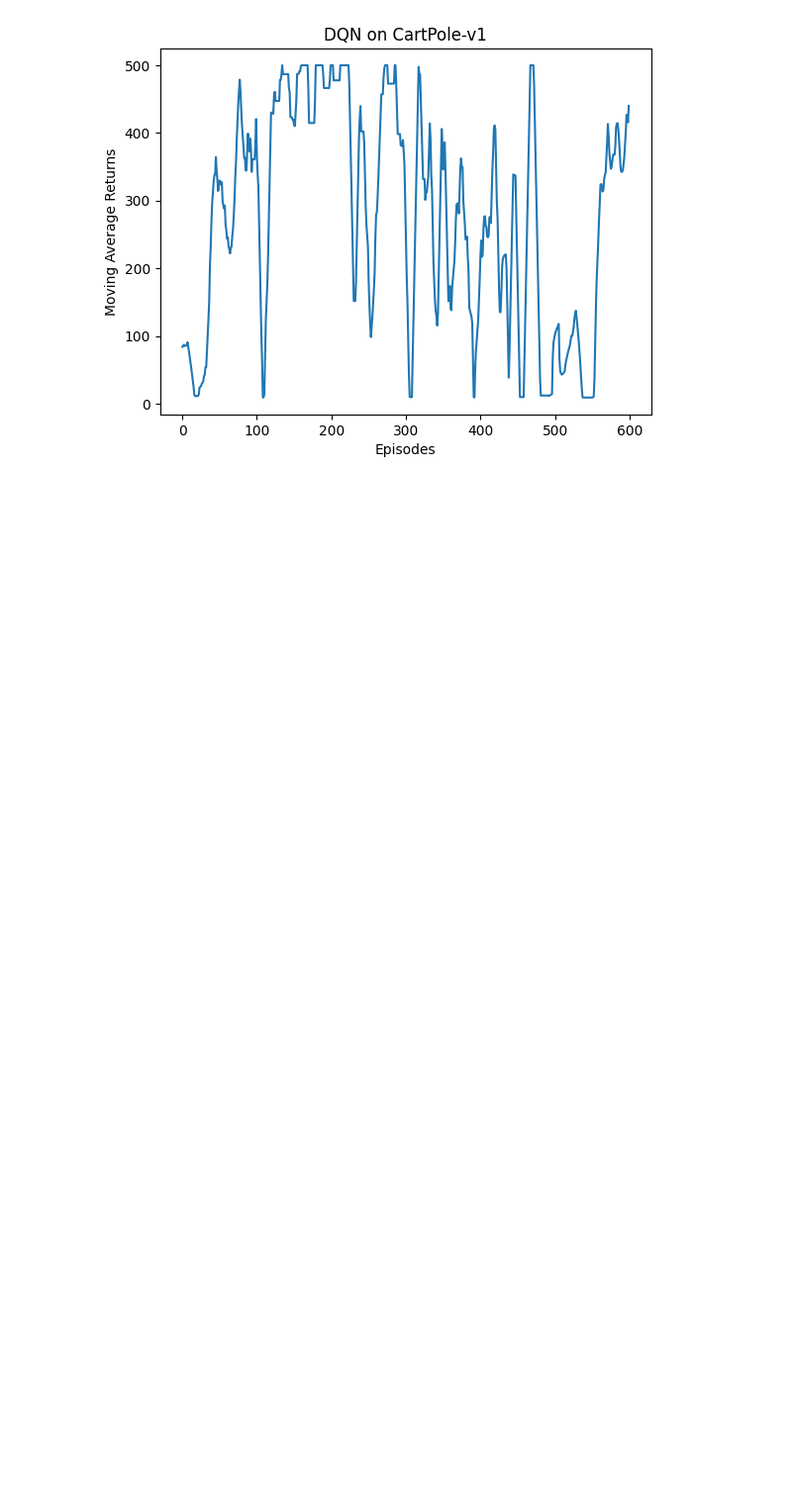
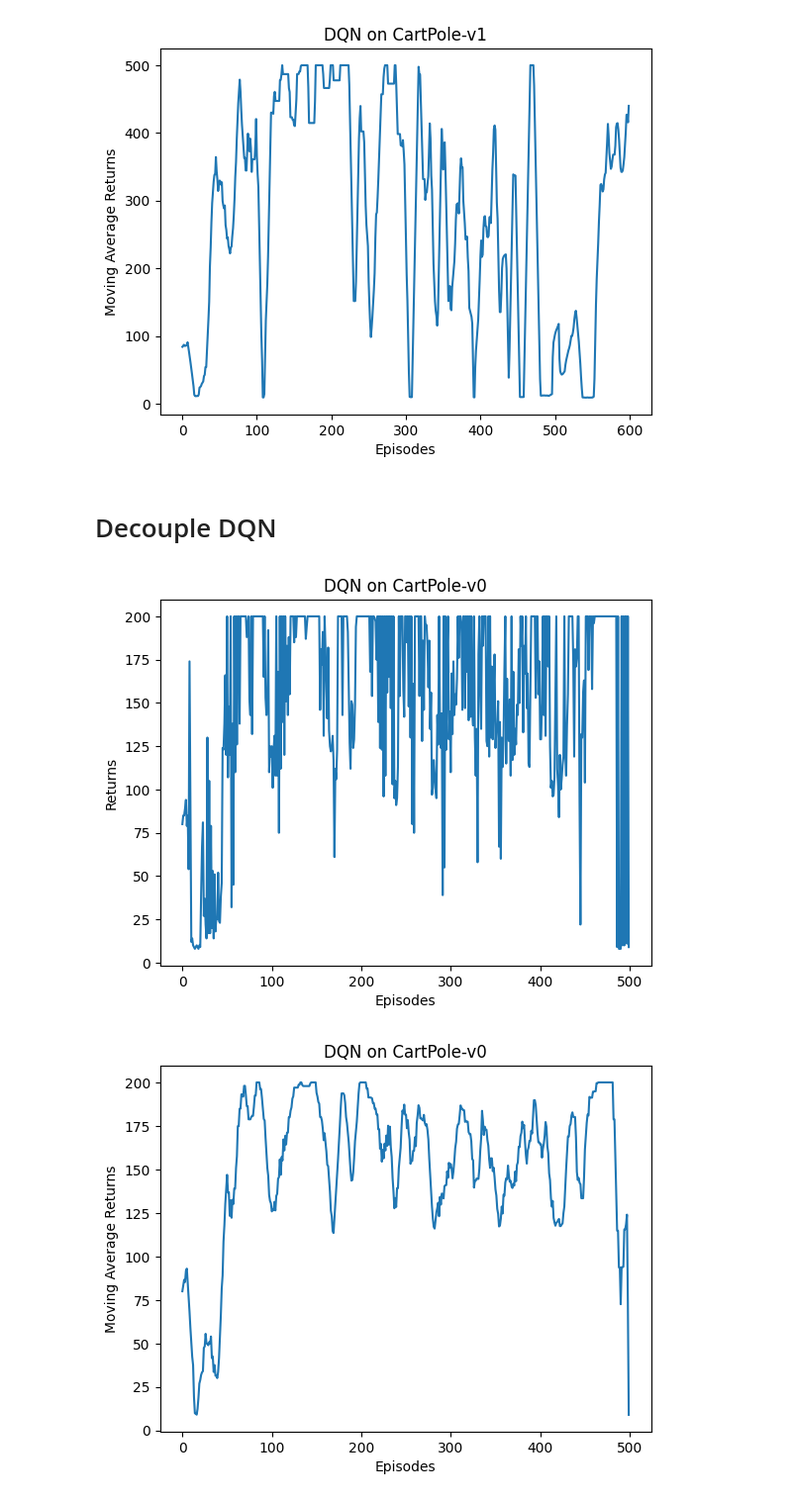
Before and after one commit to HaokunFeng/RL-Algorithms, a Jupyter notebook: 7_DQN-algorithm.ipynb, the cells around one changed output. Shown: that part at 99% size. Saved outputs shown, nothing was run; the diff lists cells and outputs as text; code cells hidden in the pictures; blank space fills up the shorter version.

```diff
--- a/7_DQN-algorithm.ipynb
+++ b/7_DQN-algorithm.ipynb
@@ -58,7 +58,7 @@ class DQN:
         if np.random.random() < self.epsilon:
             action = np.random.randint(self.action_dim)
         else:
-            state = torch.from_numpy(state).float().unsqueeze(0).to(self.device)
+            state = torch.tensor(state, dtype=torch.float32).unsqueeze(0).to(self.device)
             action = self.q_net(state).argmax().item()
         return action
 
@@ -404,3 +404,5 @@ plt.show()
 # %% [output]
 [figure]
 [figure]
+# %% [markdown]
+# Decouple DQN
@@ -406,0 +568,17 @@ plt.show()
+# %%
+episodes_list = list(range(len(return_list)))
+plt.plot(episodes_list, return_list)
+plt.xlabel('Episodes')
+plt.ylabel('Returns')
+plt.title('DQN on %s' % env_name)
+plt.show()
+
+mv_return = rl_utils.moving_average(return_list, 9)
+plt.plot(episodes_list, mv_return)
+plt.xlabel('Episodes')
+plt.ylabel('Moving Average Returns')
+plt.title('DQN on %s' % env_name)
+plt.show()
+# %% [output]
+[figure, added]
+[figure, added]
```
Also changed, not shown: parts of 3 cells of this notebook.
